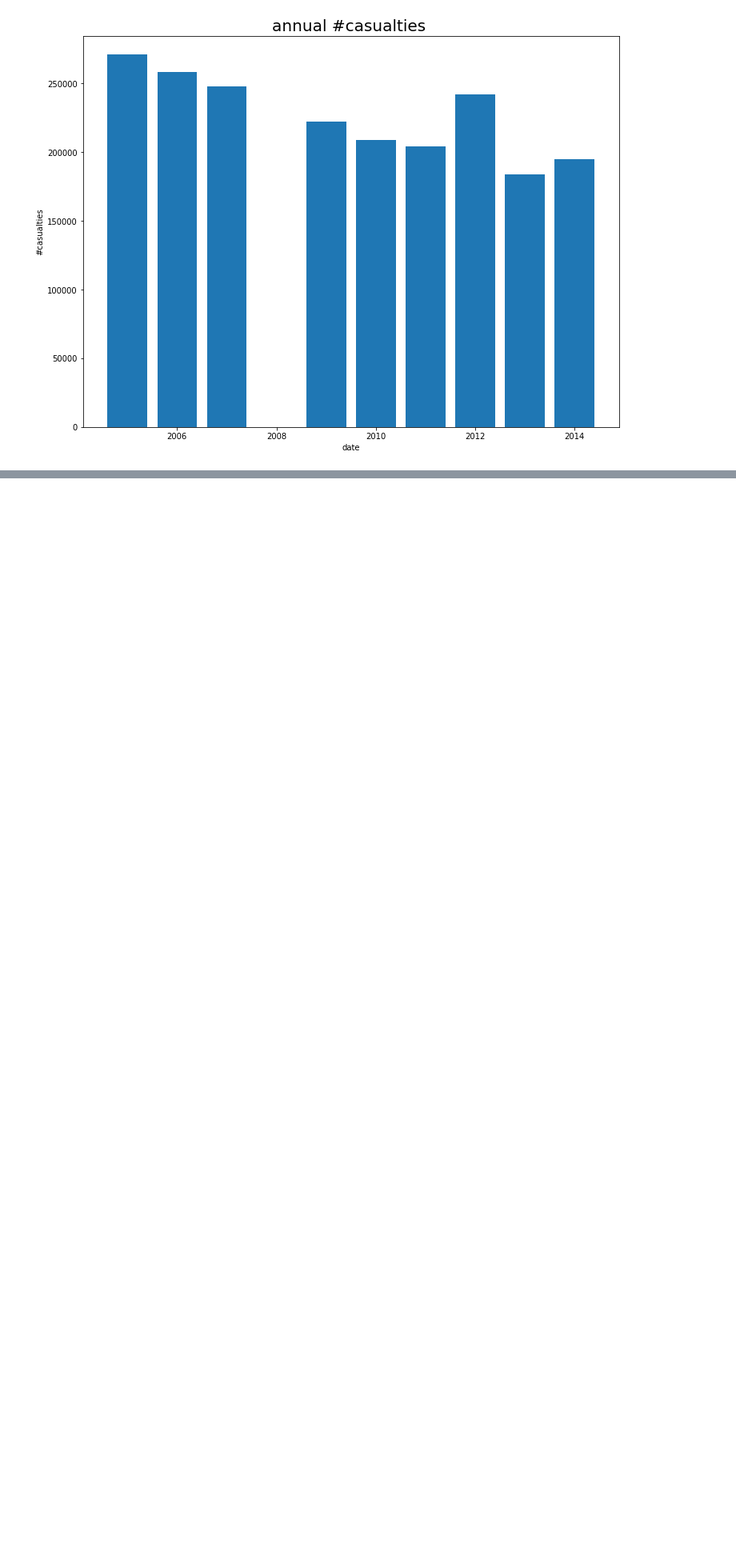
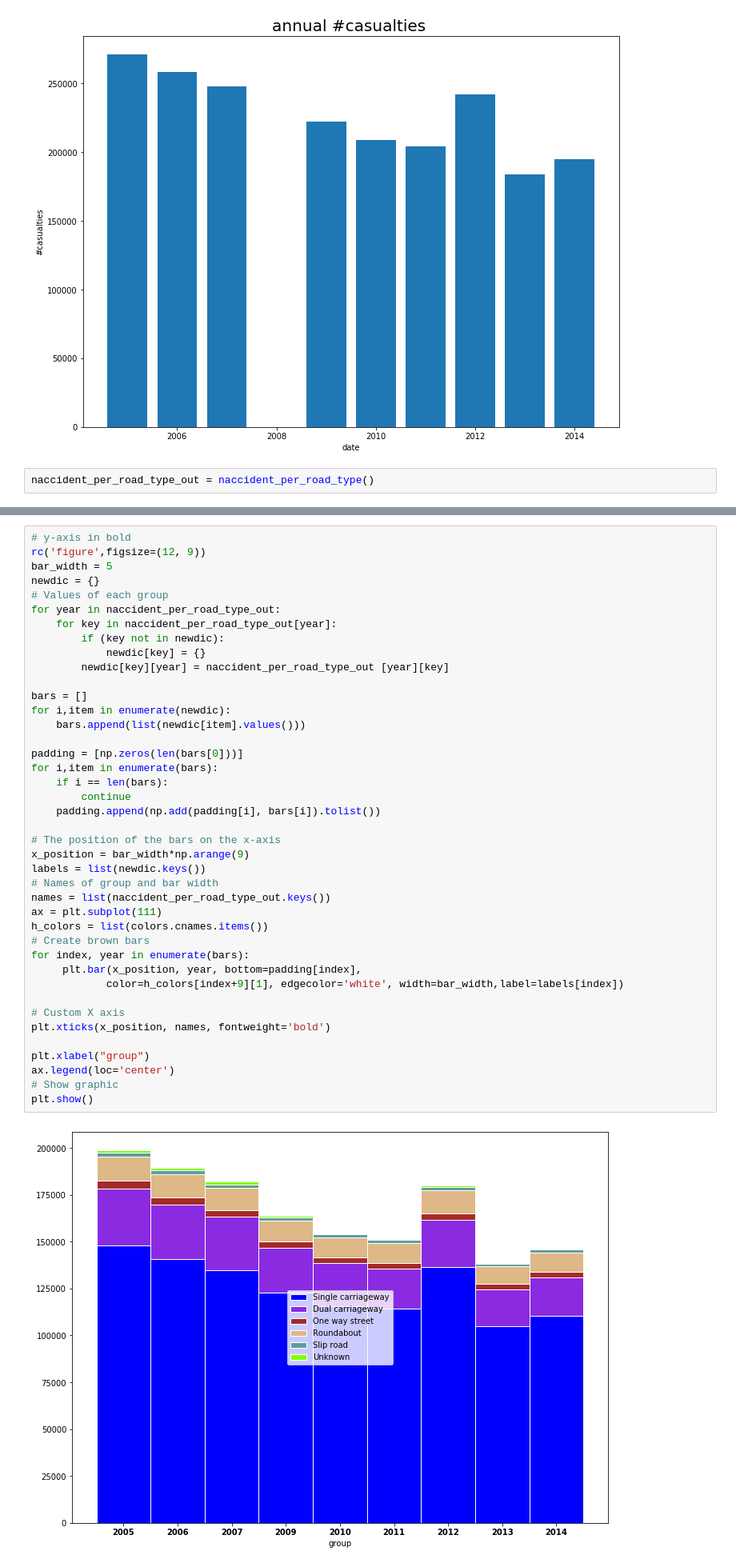
Before and after one commit to arefabed/fall2019_algorithm_project, a Jupyter notebook: plots.ipynb, the cells around one changed output, grey strips where cells are left out. Shown: that part at 80% size. Drawn from its saved outputs; the diff is of its cells as text; blank space fills up the shorter version.

Commit message:
naccident_per_road_type :beers:

```diff
--- a/plots.ipynb
+++ b/plots.ipynb
@@ -110,3 +111,5 @@ plt.title('annual #casualties ', fontsize=20)
 plt.show()
 # %% [output]
 [figure]
+# %%
+naccident_per_road_type_out = naccident_per_road_type()
@@ -112,0 +119,43 @@ plt.show()
+# %%
+# y-axis in bold
+rc('figure',figsize=(12, 9))
+bar_width = 5
+newdic = {}
+# Values of each group
+for year in naccident_per_road_type_out:
+    for key in naccident_per_road_type_out[year]:
+        if (key not in newdic):
+            newdic[key] = {}
+        newdic[key][year] = naccident_per_road_type_out [year][key]
+
+bars = []
+for i,item in enumerate(newdic):
+    bars.append(list(newdic[item].values()))
+
+padding = [np.zeros(len(bars[0]))]
+for i,item in enumerate(bars):
+    if i == len(bars):
+        continue
+    padding.append(np.add(padding[i], bars[i]).tolist())
+
+# The position of the bars on the x-axis
+x_position = bar_width*np.arange(9)
+labels = list(newdic.keys())
+# Names of group and bar width
+names = list(naccident_per_road_type_out.keys())
+ax = plt.subplot(111)
+h_colors = list(colors.cnames.items())
+# Create brown bars
+for index, year in enumerate(bars):
+     plt.bar(x_position, year, bottom=padding[index],
+            color=h_colors[index+9][1], edgecolor='white', width=bar_width,label=labels[index])
+
+# Custom X axis
+plt.xticks(x_position, names, fontweight='bold')
+
+plt.xlabel("group")
+ax.legend(loc='center')
+# Show graphic
+plt.show()
+# %% [output]
+[figure, added]
```
Also changed, not shown: parts of 2 cells of this notebook.
